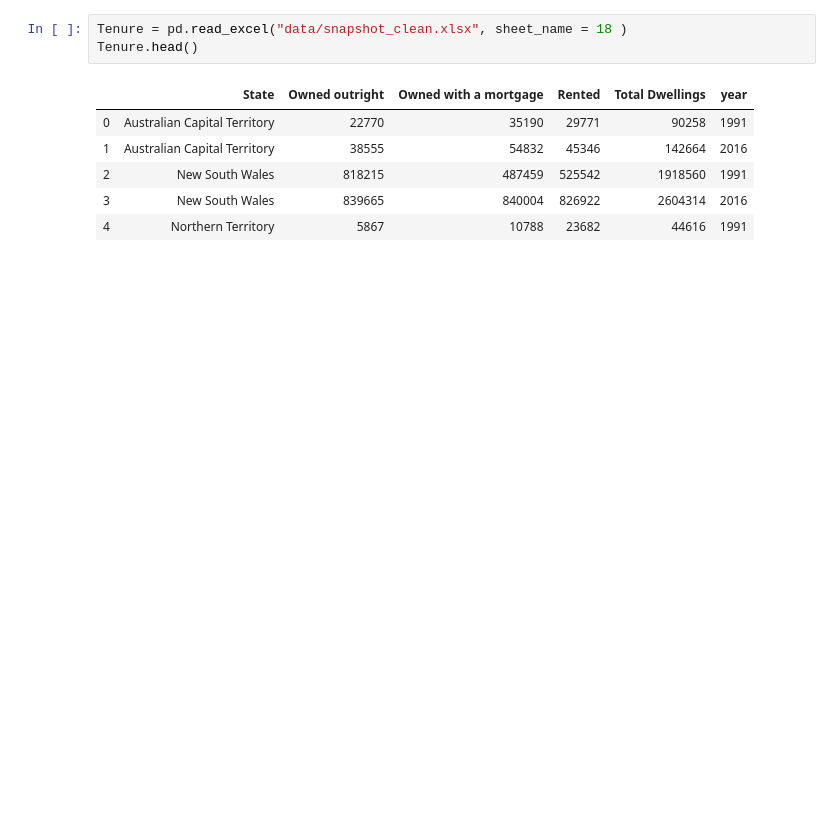
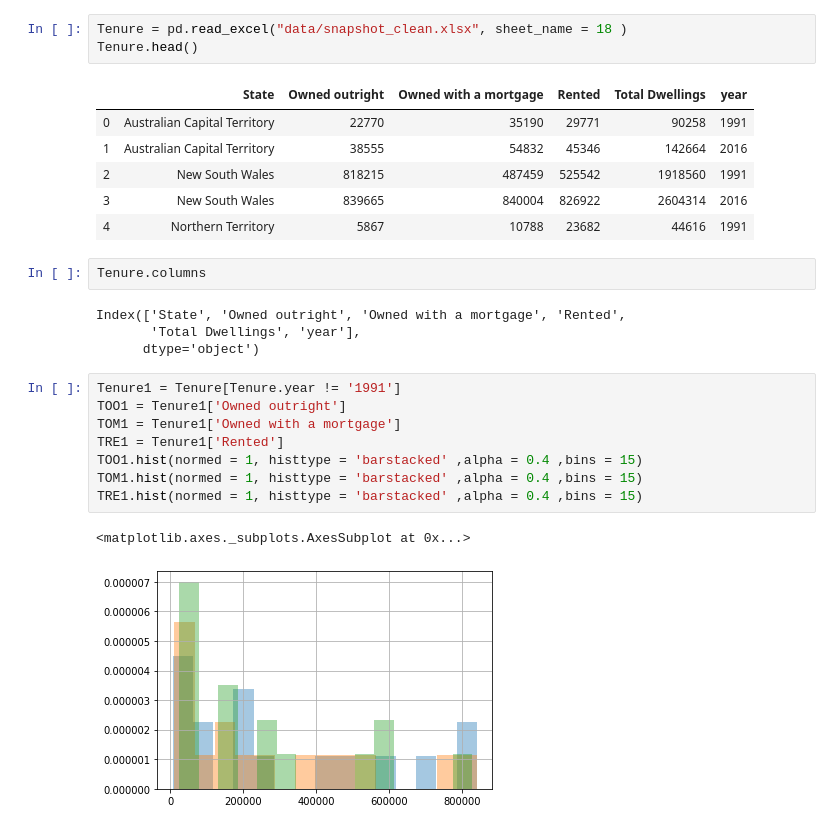
Before and after one commit to Hamza-cmd/Comp257-Project, a Jupyter notebook: SnapshotTables.ipynb, the cells around one changed output. Drawn from its saved outputs; the diff is of its cells as text; blank space fills up the shorter version.

```diff
--- a/SnapshotTables.ipynb
+++ b/SnapshotTables.ipynb
@@ -295,3 +324,20 @@ Tenure.head()
 | 2 | New South Wales | 818215 | 487459 | 525542 | 1918560 | 1991 |
 | 3 | New South Wales | 839665 | 840004 | 826922 | 2604314 | 2016 |
 | 4 | Northern Territory | 5867 | 10788 | 23682 | 44616 | 1991 |
+# %%
+Tenure.columns
+# %% [output]
+Index(['State', 'Owned outright', 'Owned with a mortgage', 'Rented',
+       'Total Dwellings', 'year'],
+      dtype='object')
+# %%
+Tenure1 = Tenure[Tenure.year != '1991']
+TOO1 = Tenure1['Owned outright']
+TOM1 = Tenure1['Owned with a mortgage']
+TRE1 = Tenure1['Rented']
+TOO1.hist(normed = 1, histtype = 'barstacked' ,alpha = 0.4 ,bins = 15)
+TOM1.hist(normed = 1, histtype = 'barstacked' ,alpha = 0.4 ,bins = 15)
+TRE1.hist(normed = 1, histtype = 'barstacked' ,alpha = 0.4 ,bins = 15)
+# %% [output]
+<matplotlib.axes._subplots.AxesSubplot at 0x...>
+[figure, added]
```
Also changed, not shown: parts of 14 cells of this notebook, 3 other files.
